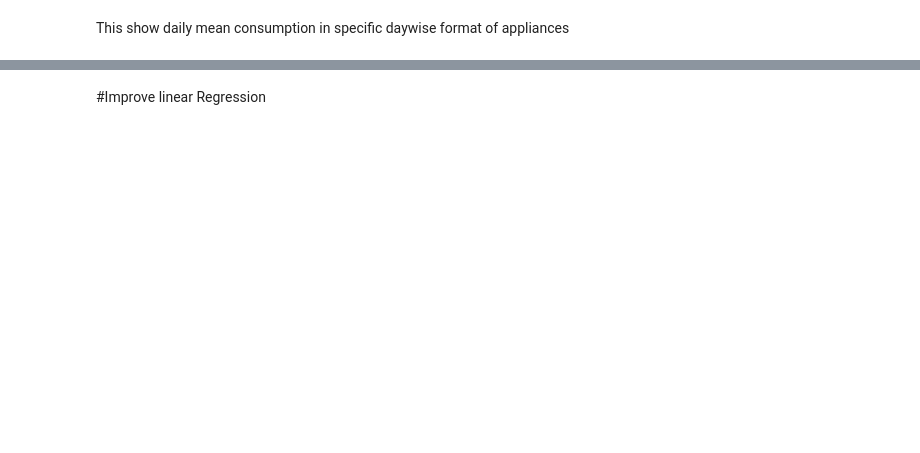
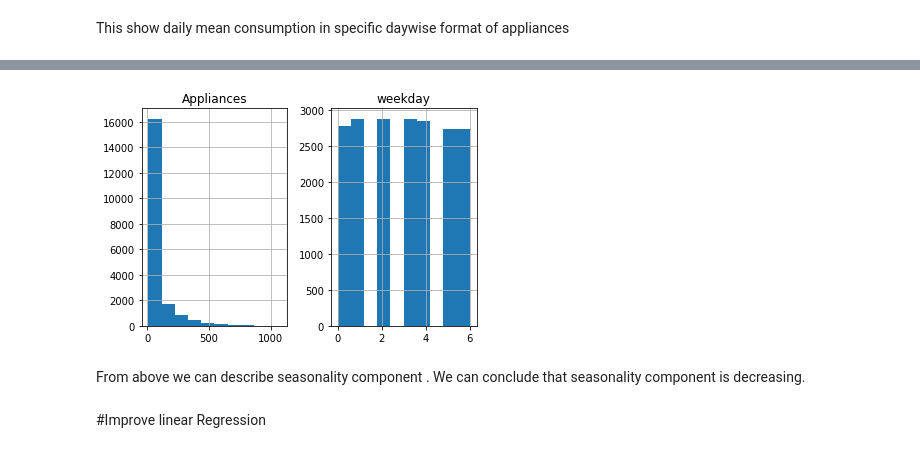
Before and after one commit to KapilNarayanSingh/Appliance-Energy-Prediction, a Jupyter notebook: Appliance_energy_prediction.ipynb, the cells around one changed output, grey strips where cells are left out. Saved outputs shown, nothing was run; the diff lists cells and outputs as text; code cells hidden in the pictures; blank space fills up the shorter version.

```diff
--- a/Appliance_energy_prediction.ipynb
+++ b/Appliance_energy_prediction.ipynb
@@ -245,3 +244,12 @@ This show daily mean consumption in specific daywise format of appliances
+# %%
+# Visualizing data by plotting histogram. It shows the frequency of energy consumption for each interval(bar width)
+
+raw_data.hist()
+plt.show()
+# %% [output]
+[figure, added]
+# %% [markdown]
+From above we can describe seasonality component . We can conclude that seasonality component is decreasing.
 # %% [markdown]
 #Improve linear Regression
 # %%
```
Also changed, not shown: parts of 10 cells of this notebook.
